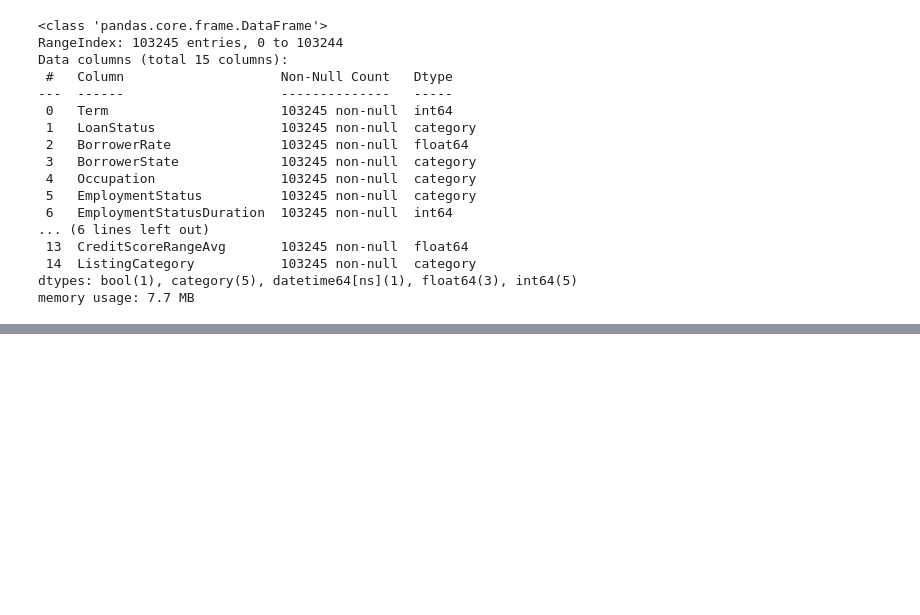
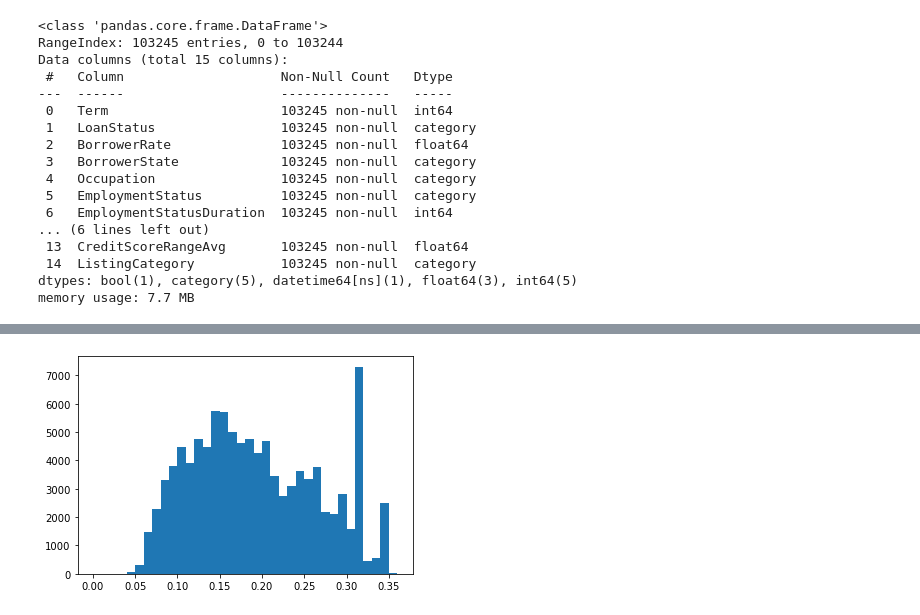
Before and after one commit to Simonmaignan/udacity-data-analysis, a Jupyter notebook: project-communicate-data-findings/data_exploration.ipynb, the cells around one changed output, grey strips where cells are left out. Saved outputs shown, nothing was run; the diff lists cells and outputs as text; code cells hidden in the pictures; blank space fills up the shorter version.

```diff
--- a/project-communicate-data-findings/data_exploration.ipynb
+++ b/project-communicate-data-findings/data_exploration.ipynb
@@ -61,0 +139,6 @@ memory usage: 7.7 MB
+# %%
+bin_step = 0.01
+bins = np.arange(df_loan_data.BorrowerRate.min(), df_loan_data.BorrowerRate.max() + bin_step, bin_step);
+plt.hist(data=df_loan_data, x='BorrowerRate', color=base_color, bins=bins);
+# %% [output]
+[figure, added]
```
Also changed, not shown: parts of 37 cells of this notebook.
